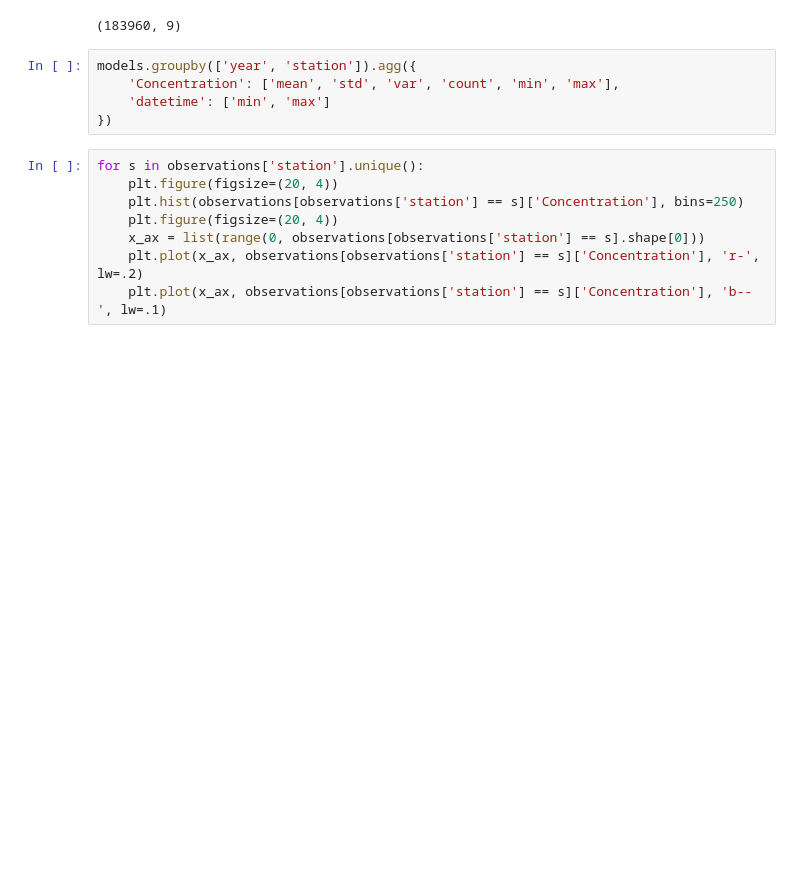
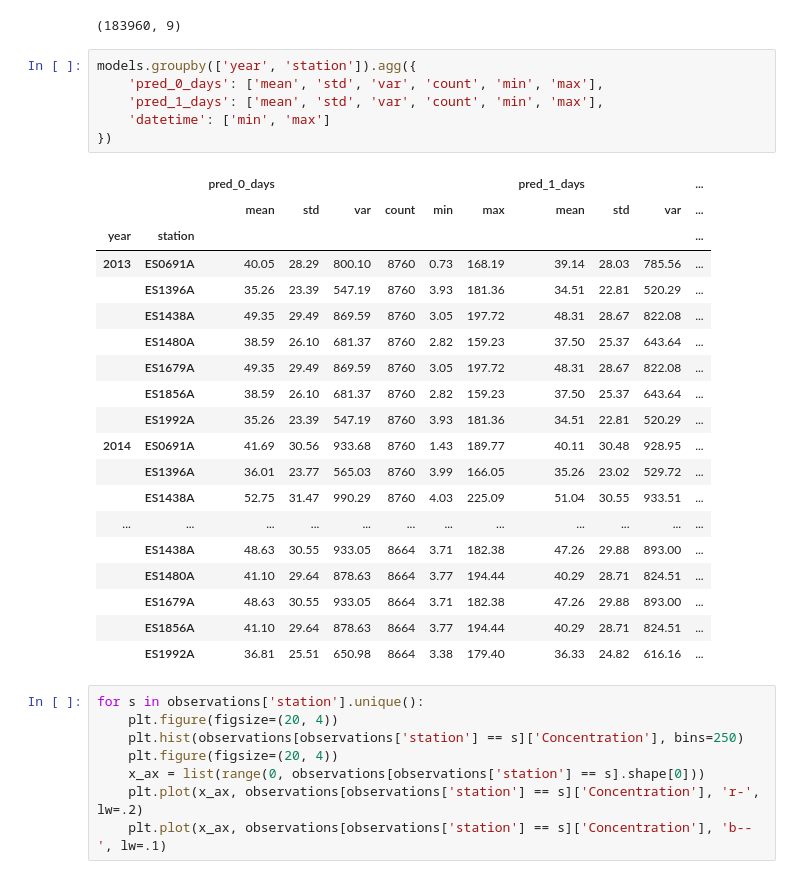
Before and after one commit to javiermas/BCNAirQualityDatathon, a Jupyter notebook: notebooks/Jonas_1.ipynb, the cells around one changed output. Drawn from its saved outputs; the diff is of its cells as text; blank space fills up the shorter version.

```diff
--- a/notebooks/Jonas_1.ipynb
+++ b/notebooks/Jonas_1.ipynb
@@ -171,9 +171,30 @@ models.shape
 (183960, 9)
 # %%
 models.groupby(['year', 'station']).agg({
-    'Concentration': ['mean', 'std', 'var', 'count', 'min', 'max'],
+    'pred_0_days': ['mean', 'std', 'var', 'count', 'min', 'max'],
+    'pred_1_days': ['mean', 'std', 'var', 'count', 'min', 'max'],
     'datetime': ['min', 'max']
 })
+# %% [output]
+|  |  | pred_0_days |  |  |  |  |  | pred_1_days |  |  | ... |
+|  |  | mean | std | var | count | min | max | mean | std | var | ... |
+| year | station |  |  |  |  |  |  |  |  |  | ... |
+| 2013 | ES0691A | 40.05 | 28.29 | 800.10 | 8760 | 0.73 | 168.19 | 39.14 | 28.03 | 785.56 | ... |
+|  | ES1396A | 35.26 | 23.39 | 547.19 | 8760 | 3.93 | 181.36 | 34.51 | 22.81 | 520.29 | ... |
+|  | ES1438A | 49.35 | 29.49 | 869.59 | 8760 | 3.05 | 197.72 | 48.31 | 28.67 | 822.08 | ... |
+|  | ES1480A | 38.59 | 26.10 | 681.37 | 8760 | 2.82 | 159.23 | 37.50 | 25.37 | 643.64 | ... |
+|  | ES1679A | 49.35 | 29.49 | 869.59 | 8760 | 3.05 | 197.72 | 48.31 | 28.67 | 822.08 | ... |
+|  | ES1856A | 38.59 | 26.10 | 681.37 | 8760 | 2.82 | 159.23 | 37.50 | 25.37 | 643.64 | ... |
+|  | ES1992A | 35.26 | 23.39 | 547.19 | 8760 | 3.93 | 181.36 | 34.51 | 22.81 | 520.29 | ... |
+| 2014 | ES0691A | 41.69 | 30.56 | 933.68 | 8760 | 1.43 | 189.77 | 40.11 | 30.48 | 928.95 | ... |
+|  | ES1396A | 36.01 | 23.77 | 565.03 | 8760 | 3.99 | 166.05 | 35.26 | 23.02 | 529.72 | ... |
+|  | ES1438A | 52.75 | 31.47 | 990.29 | 8760 | 4.03 | 225.09 | 51.04 | 30.55 | 933.51 | ... |
+| ... | ... | ... | ... | ... | ... | ... | ... | ... | ... | ... | ... |
+|  | ES1438A | 48.63 | 30.55 | 933.05 | 8664 | 3.71 | 182.38 | 47.26 | 29.88 | 893.00 | ... |
+|  | ES1480A | 41.10 | 29.64 | 878.63 | 8664 | 3.77 | 194.44 | 40.29 | 28.71 | 824.51 | ... |
+|  | ES1679A | 48.63 | 30.55 | 933.05 | 8664 | 3.71 | 182.38 | 47.26 | 29.88 | 893.00 | ... |
+|  | ES1856A | 41.10 | 29.64 | 878.63 | 8664 | 3.77 | 194.44 | 40.29 | 28.71 | 824.51 | ... |
+|  | ES1992A | 36.81 | 25.51 | 650.98 | 8664 | 3.38 | 179.40 | 36.33 | 24.82 | 616.16 | ... |
 # %%
 for s in observations['station'].unique():
     plt.figure(figsize=(20, 4))
```
Also changed, not shown: 1 other file.
